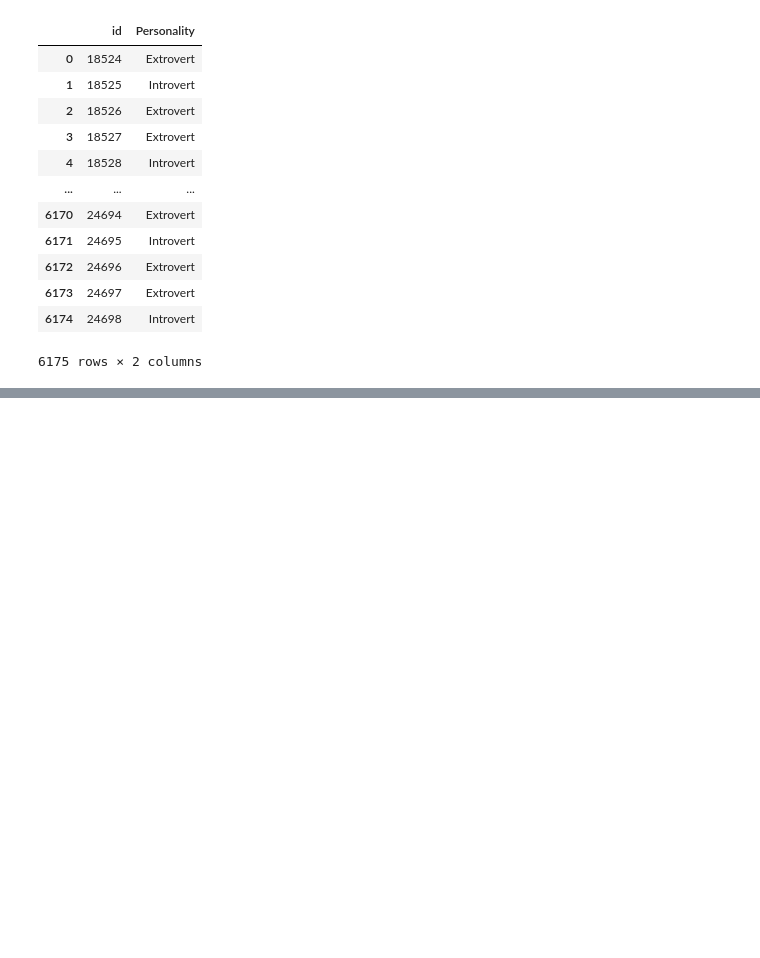
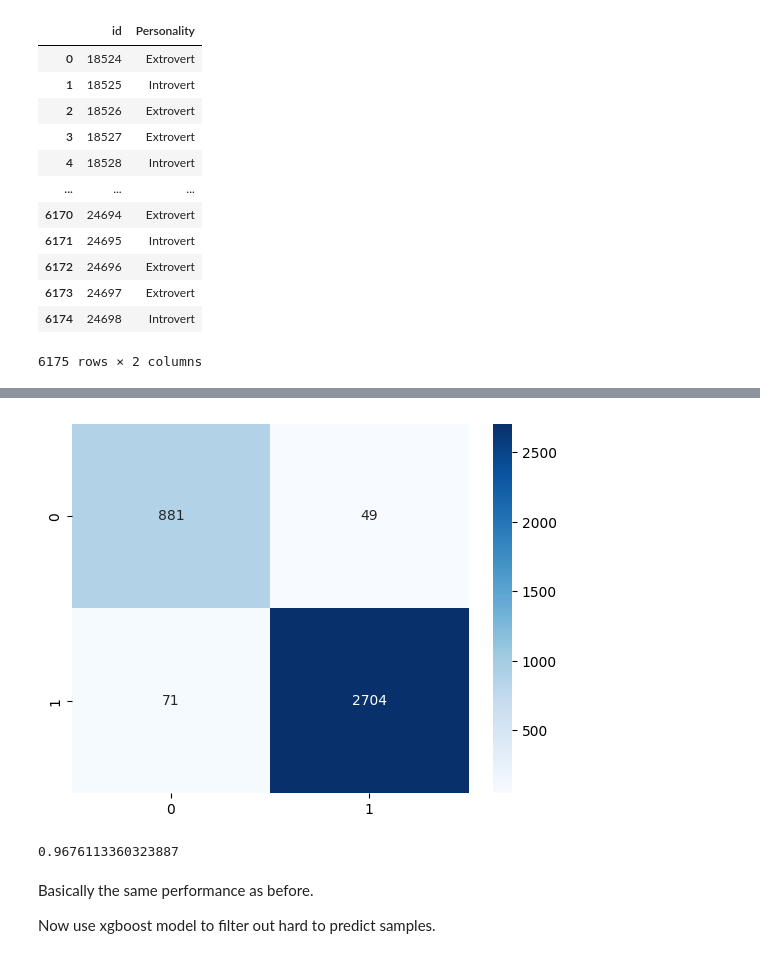
Before and after one commit to ol-webb/kaggle_extroverts, a Jupyter notebook: eda1.ipynb, the cells around one changed output, grey strips where cells are left out. Drawn from its saved outputs; the diff is of its cells as text; code cells hidden in the pictures; blank space fills up the shorter version.

```diff
--- a/eda1.ipynb
+++ b/eda1.ipynb
@@ -535,0 +475,5 @@ x_train_false_positives
+# %%
+personality = traindf['Personality']
+traindf.drop(columns = ['Personality', 'id'], inplace = True)
+# %%
+xtrain, xval, ytrain, yval = train_test_split(traindf, personality, test_size = 0.2, random_state = 42)
@@ -535,0 +482,4 @@ x_train_false_positives
+# %%
+boost_model = xgb.XGBClassifier(n_estimators = 300, learning_rate = 0.005, max_depth = 4, subsample = 0.8, colsample_bytree = 0.9)
+
+boost_model.fit(xtrain, ytrain)
@@ -535,0 +498,17 @@ x_train_false_positives
+# %%
+ypred_boost = boost_model.predict(xval)
+# %%
+cm = confusion_matrix(ypred_boost, y_test)
+
+sns.heatmap(cm, annot = True, fmt = 'd', cmap = 'Blues')
+plt.show()
+# %% [output]
+[figure, added]
+# %%
+accuracy_score(yval, ypred_boost)
+# %% [output]
+0.9676113360323887
+# %% [markdown]
+Basically the same performance as before.
+
+Now use xgboost model to filter out hard to predict samples.
```
Also changed, not shown: parts of 62 cells of this notebook, 1 other file.
